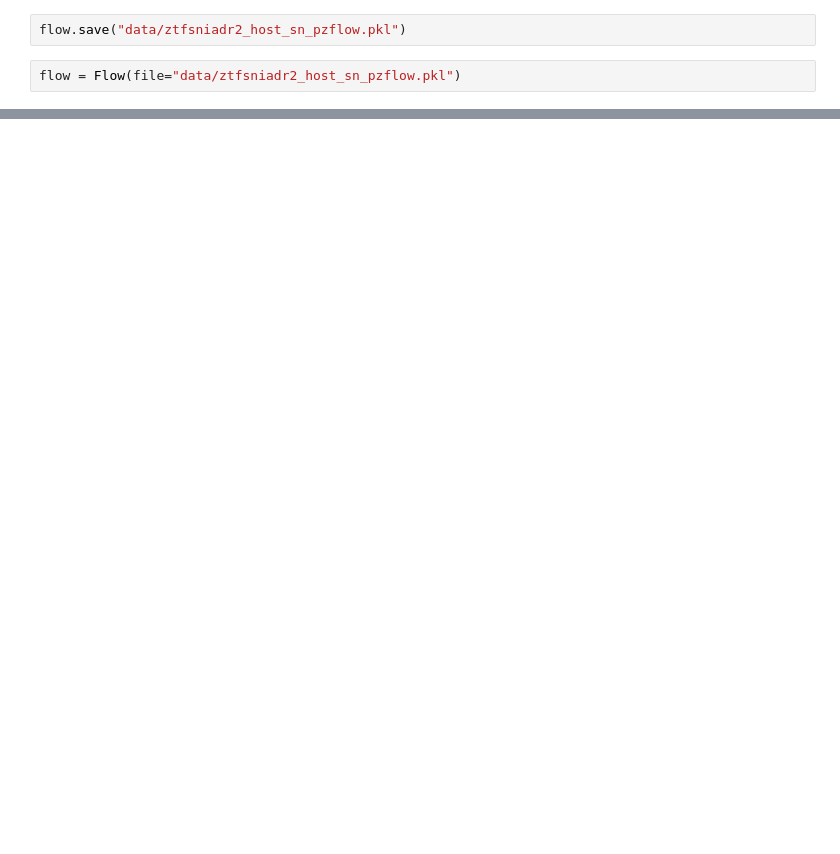
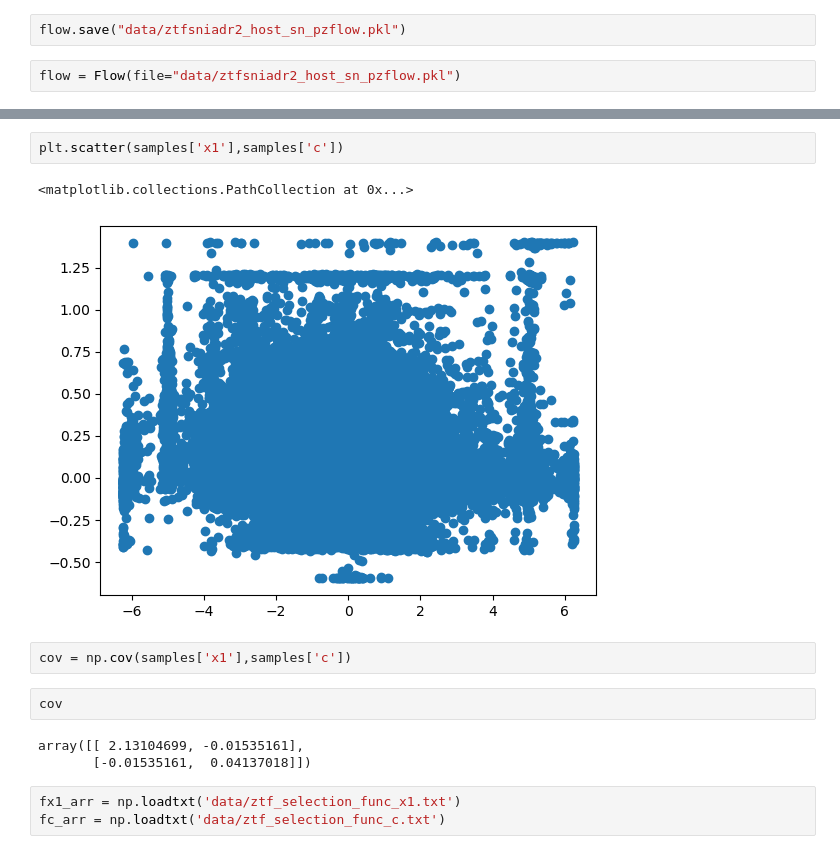
Before and after one commit to mi-dai/tdastro_ztf_sims, a Jupyter notebook: train_pzflow.ipynb, the cells around one changed output, grey strips where cells are left out. Saved outputs shown, nothing was run; the diff lists cells and outputs as text; blank space fills up the shorter version.

```diff
--- a/train_pzflow.ipynb
+++ b/train_pzflow.ipynb
@@ -159,0 +156,15 @@ data_train.c.hist(bins=20,alpha=0.3,density=True)
+# %%
+plt.scatter(samples['x1'],samples['c'])
+# %% [output]
+<matplotlib.collections.PathCollection at 0x...>
+[figure, added]
+# %%
+cov = np.cov(samples['x1'],samples['c'])
+# %%
+cov
+# %% [output]
+array([[ 2.13104699, -0.01535161],
+       [-0.01535161,  0.04137018]])
+# %%
+fx1_arr = np.loadtxt('data/ztf_selection_func_x1.txt')
+fc_arr = np.loadtxt('data/ztf_selection_func_c.txt')
```
Also changed, not shown: parts of 26 cells of this notebook, 3 other files.
